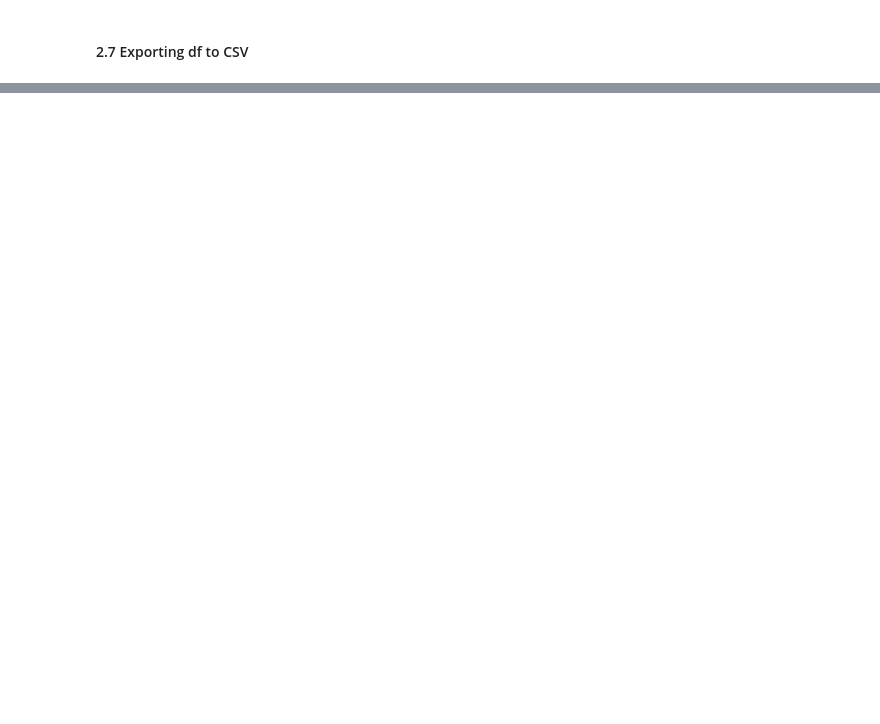
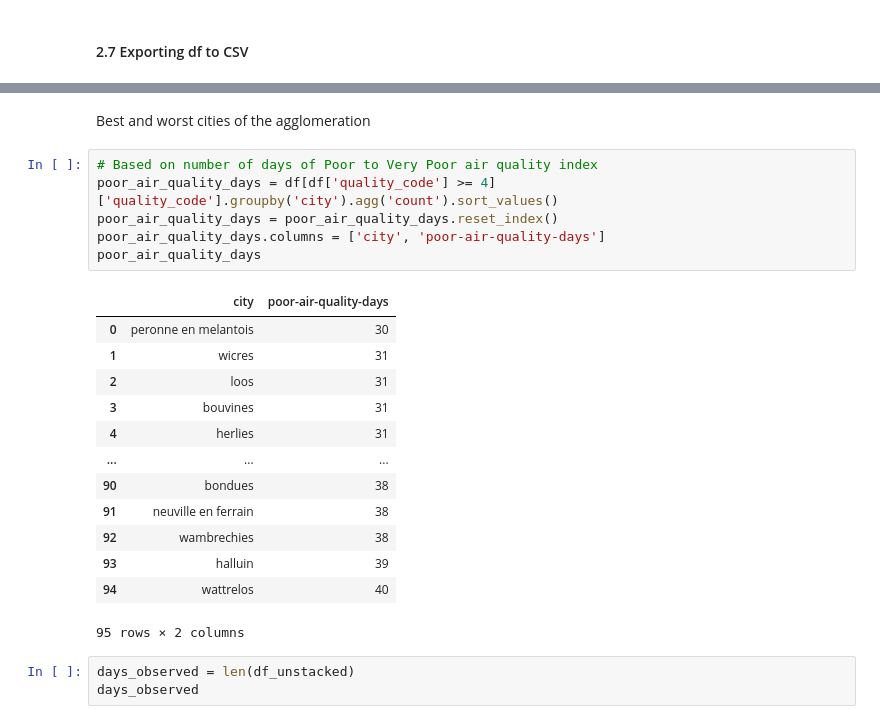
Before and after one commit to crish1eev1/MEL_air-quality, a Jupyter notebook: Main.ipynb, the cells around one changed output, grey strips where cells are left out. Saved outputs shown, nothing was run; the diff lists cells and outputs as text; blank space fills up the shorter version.

```diff
--- a/Main.ipynb
+++ b/Main.ipynb
@@ -443,0 +486,25 @@ for city, df_city in df.groupby('city'):
+# %% [markdown]
+Best and worst cities of the agglomeration
+# %%
+# Based on number of days of Poor to Very Poor air quality index
+poor_air_quality_days = df[df['quality_code'] >= 4]['quality_code'].groupby('city').agg('count').sort_values()
+poor_air_quality_days = poor_air_quality_days.reset_index()
+poor_air_quality_days.columns = ['city', 'poor-air-quality-days']
+poor_air_quality_days
+# %% [output]
+|  | city | poor-air-quality-days |
+| 0 | peronne en melantois | 30 |
+| 1 | wicres | 31 |
+| 2 | loos | 31 |
+| 3 | bouvines | 31 |
+| 4 | herlies | 31 |
+| ... | ... | ... |
+| 90 | bondues | 38 |
+| 91 | neuville en ferrain | 38 |
+| 92 | wambrechies | 38 |
+| 93 | halluin | 39 |
+| 94 | wattrelos | 40 |
+95 rows × 2 columns
+# %%
+days_observed = len(df_unstacked)
+days_observed
```
Also changed, not shown: parts of 76 cells of this notebook.
